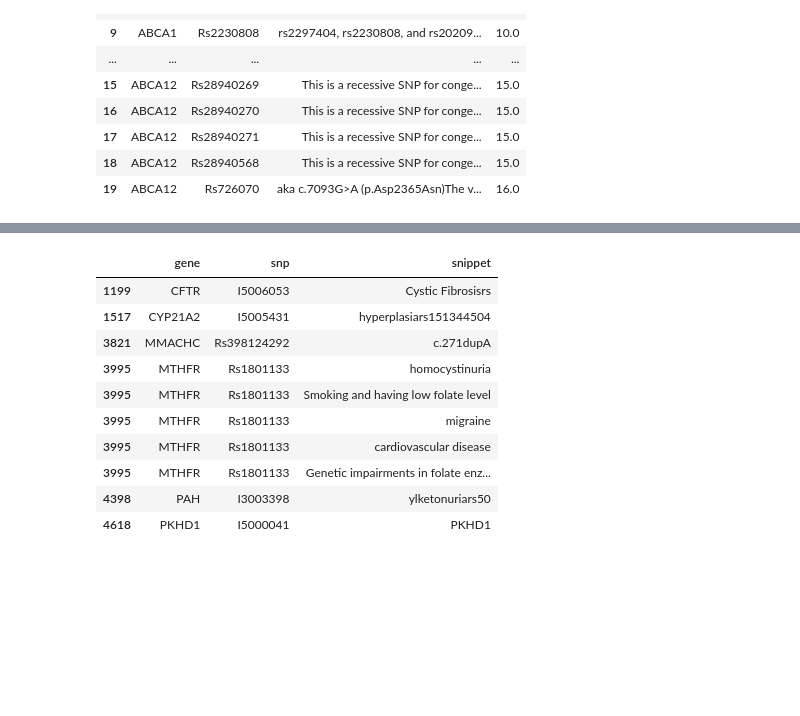
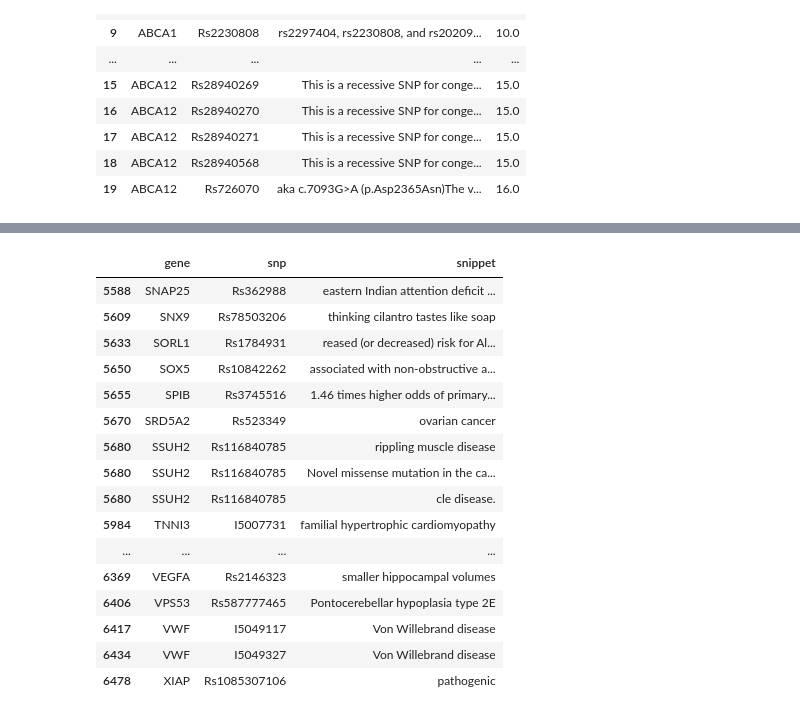
Before and after one commit to irbraun/snpedia-nlp, a Jupyter notebook: scripts/parsing_survey_results.ipynb, the cells around one changed output, grey strips where cells are left out. Cells and saved outputs as stored; diff of their text form; code cells hidden in the pictures; blank space fills up the shorter version.

```diff
--- a/scripts/parsing_survey_results.ipynb
+++ b/scripts/parsing_survey_results.ipynb
@@ -7,7 +7,7 @@ import datetime
 from utils import flatten
 # %%
 # JSON file from parsing the results of the qualtrics survey designed for extracting phenotypes from text.
-QUALTRICS_RESULTS_JSON_PATH = "../qualtrics/results_json_files/some_new_results.json"
+QUALTRICS_RESULTS_JSON_PATH = "../qualtrics/results_json_files/test_results.json"
 
 # What the survey was built from, the IDs in this refer to unique text strings so that duplicates weren't part of it.
 SURVEY_SOURCE_DATA_PATH = "../data/4_binned_and_blocked_texts.csv"
@@ -108,6 +108,7 @@ for response in responses:
     is_finished = response["is_finished"]
     duration = response["duration"]
 
+
     # The actual highlighted text strings from this response.
     for hilight in response["hilights"]:
 
@@ -120,12 +121,14 @@ for response in responses:
         # First check that the question IDs are correct so we know what the source text was for this question.
         # Then additionally make sure the location of the highlight makes sense as well.
         assert hilighted_text in source_text
-        assert source_text[index_of_first_selected_char:index_of_first_selected_char+len(hilighted_text)] == hilighted_text
+        #assert source_text[index_of_first_selected_char:index_of_first_selected_char+len(hilighted_text)] == hilighted_text
+        indices_match = (source_text[index_of_first_selected_char:index_of_first_selected_char+len(hilighted_text)] == hilighted_text)
+
 
         # Add this as a row.
-        row_tuples.append((response_id, recorded_datetime, status, progress, is_finished, duration, qid, hilighted_text))
+        row_tuples.append((response_id, recorded_datetime, status, progress, is_finished, duration, qid, hilighted_text, indices_match))
 
-columns = ["response_id", "recorded_datetime", "status", "progress", "is_finished", "duration", "id", "snippet"]
+columns = ["response_id", "recorded_datetime", "status", "progress", "is_finished", "duration", "id", "snippet", "idx_match"]
 df = pd.DataFrame(row_tuples, columns=columns)
 df.to_csv(RESPONSES_OUTPUT_PATH, index=False)
 df.head(20)
@@ -183,17 +198,23 @@ See the caveats in the documentation: https://pandas.pydata.org/pandas-docs/stab
 # %%
 # Save that dataframe as a new CSV file with just the final cleaned text snippets for each gene and SNP.
 modified_df = modified_df[["gene","snp","snippet"]]
 modified_df.to_csv(SNPS_AND_SNIPPETS_OUTPUT_PATH, index=False)
-modified_df.head(20)
+modified_df.tail(20)
 # %% [output]
 |  | gene | snp | snippet |
-| 1199 | CFTR | I5006053 | Cystic Fibrosisrs |
-| 1517 | CYP21A2 | I5005431 | hyperplasiars151344504 |
-| 3821 | MMACHC | Rs398124292 | c.271dupA |
-| 3995 | MTHFR | Rs1801133 | homocystinuria |
-| 3995 | MTHFR | Rs1801133 | Smoking and having low folate level |
-| 3995 | MTHFR | Rs1801133 | migraine |
-| 3995 | MTHFR | Rs1801133 | cardiovascular disease |
-| 3995 | MTHFR | Rs1801133 | Genetic impairments in folate enz... |
-| 4398 | PAH | I3003398 | ylketonuriars50 |
-| 4618 | PKHD1 | I5000041 | PKHD1 |
+| 5588 | SNAP25 | Rs362988 | eastern Indian attention deficit ... |
+| 5609 | SNX9 | Rs78503206 | thinking cilantro tastes like soap |
+| 5633 | SORL1 | Rs1784931 | reased (or decreased) risk for Al... |
+| 5650 | SOX5 | Rs10842262 | associated with non-obstructive a... |
+| 5655 | SPIB | Rs3745516 | 1.46 times higher odds of primary... |
+| 5670 | SRD5A2 | Rs523349 | ovarian cancer |
+| 5680 | SSUH2 | Rs116840785 | rippling muscle disease |
+| 5680 | SSUH2 | Rs116840785 | Novel missense mutation in the ca... |
+| 5680 | SSUH2 | Rs116840785 | cle disease. |
+| 5984 | TNNI3 | I5007731 | familial hypertrophic cardiomyopathy |
+| ... | ... | ... | ... |
+| 6369 | VEGFA | Rs2146323 | smaller hippocampal volumes |
+| 6406 | VPS53 | Rs587777465 | Pontocerebellar hypoplasia type 2E |
+| 6417 | VWF | I5049117 | Von Willebrand disease |
+| 6434 | VWF | I5049327 | Von Willebrand disease |
+| 6478 | XIAP | Rs1085307106 | pathogenic |
```
Also changed, not shown: parts of 5 cells of this notebook, 3 other files.
